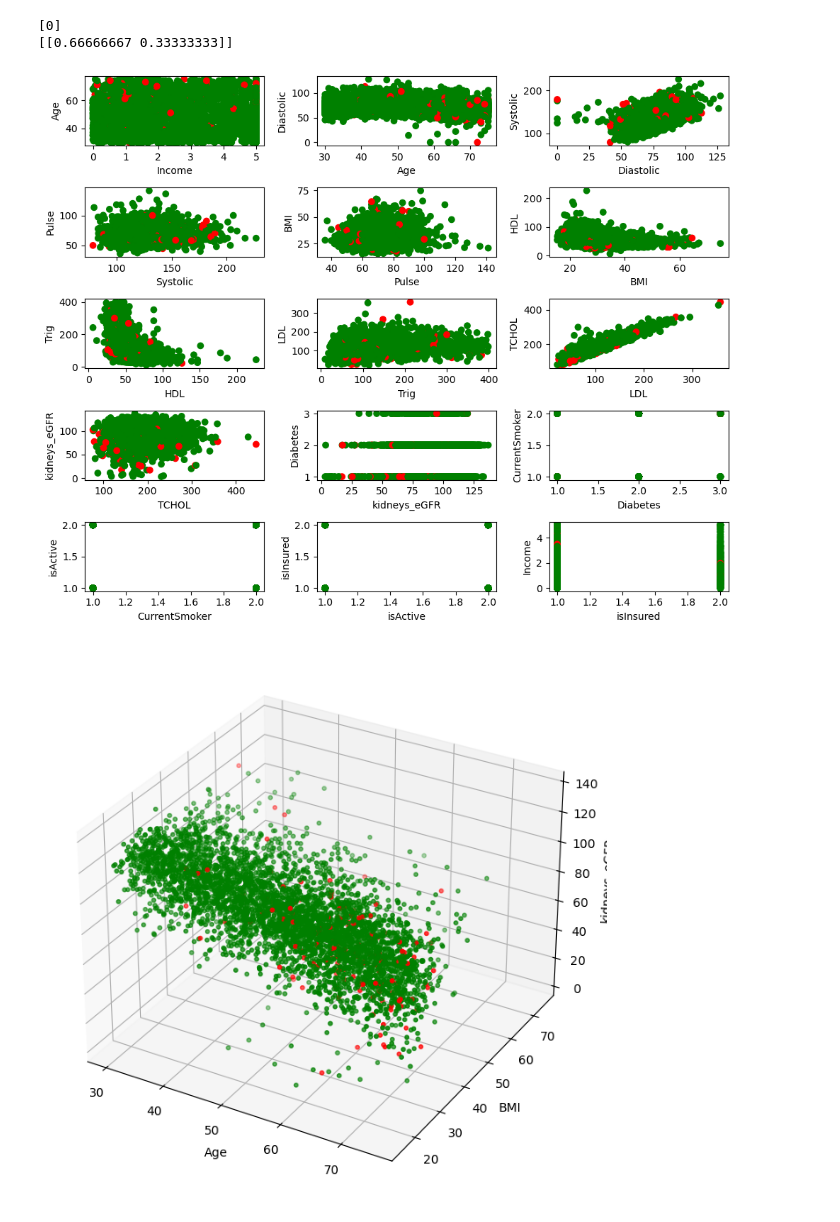
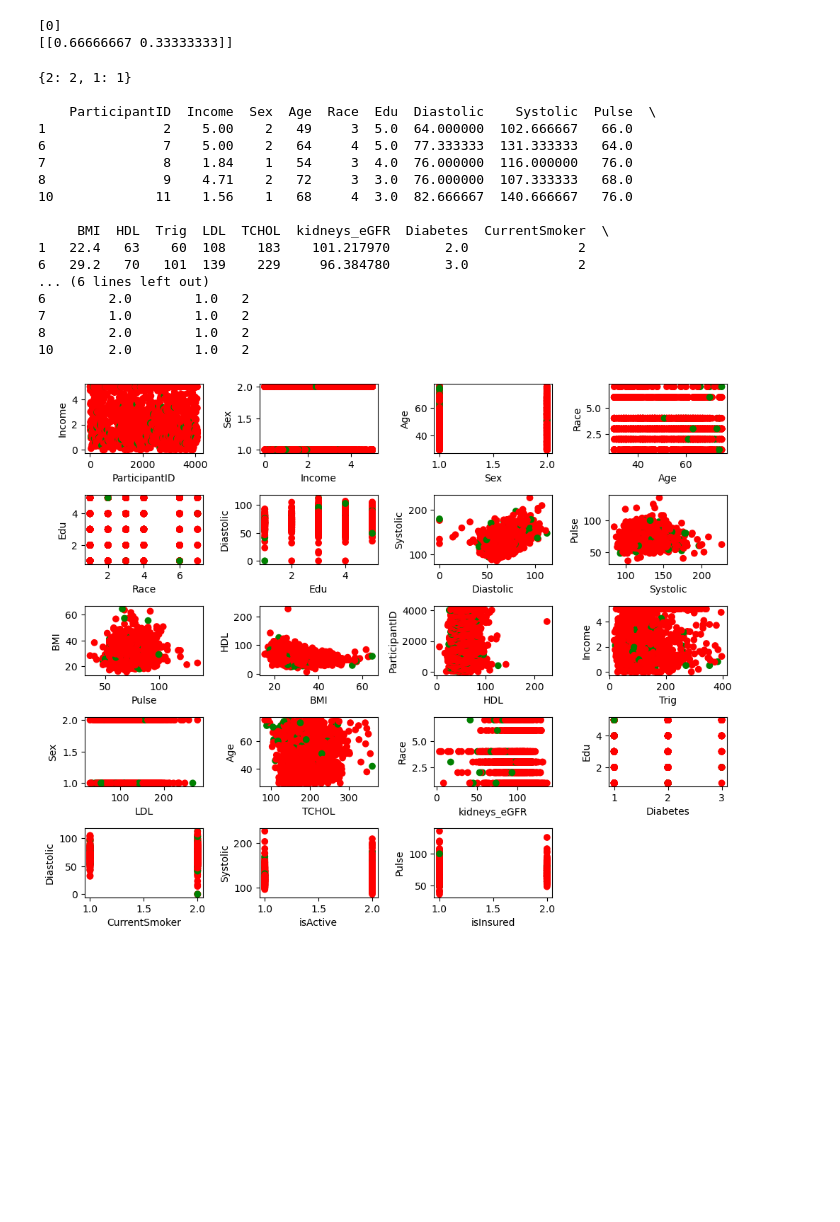
Before and after one commit to gmccannon/AML-MI-Data, a Jupyter notebook: Project1.ipynb, the cells around one changed output. Saved outputs shown, nothing was run; the diff lists cells and outputs as text; code cells hidden in the pictures; blank space fills up the shorter version.

```diff
--- a/Project1.ipynb
+++ b/Project1.ipynb
@@ -20,62 +23,54 @@ print(neigh.predict_proba([[1.1]]))
 # %%
 import pandas as pd
 import matplotlib.pyplot as plt
 plt.rc("figure", figsize=(10, 8))
 
-data = pd.read_csv("NHANES_data_train.csv")
+patients_df = pd.read_csv("NHANES_data_train.csv").dropna()
+#print(patients_df.columns)
 
-df = pd.DataFrame(data)
+# create a mapping of the label
+lookup_patient_name = dict(zip(patients_df.MI.unique(), patients_df.MI.unique()))
 
-# Print columns (optional)
-# print(df.columns)
+print(lookup_patient_name, "\n")
+print(patients_df.head(5))
 
-# Selecting relevant features
-X = df[['Income', 'Age', 'Diastolic', 'Systolic', 'Pulse', 'BMI', 'HDL', 'Trig', 'LDL', 'TCHOL', 'kidneys_eGFR', 'Diabetes', 'CurrentSmoker', 'isActive', 'isInsured']]
-y = df['MI']
+X = patients_df[['ParticipantID', 'Income', 'Sex', 'Age', 'Race', 'Edu', 'Diastolic', 'Systolic', 'Pulse', 'BMI', 'HDL', 'Trig', 'LDL', 'TCHOL', 'kidneys_eGFR', 'Diabetes', 'CurrentSmoker', 'isActive', 'isInsured']]
+y = patients_df['MI']
 
-# Plotting
 Labels = y
-colors = ['red', 'green']
+colors = ['green', 'red' ]
 clabels = [colors[i-1] for i in Labels]
 
+# plot
 fig = plt.figure()
+features = ['ParticipantID', 'Income', 'Sex', 'Age', 'Race', 'Edu', 'Diastolic', 'Systolic', 'Pulse', 'BMI', 'HDL', 'Trig', 'LDL', 'TCHOL', 'kidneys_eGFR', 'Diabetes', 'CurrentSmoker', 'isActive', 'isInsured']
 
-features = X.columns
-
-for fig in range(15):
-    plt.subplot(5, 3, fig+1)
+for fig in range(19):
+    plt.subplot(5, 4, fig+1)
     x = X[features[fig]]
-    y = X[features[(fig+1)%15]]
+    y = X[features[(fig+1)%11]]
     plt.scatter(x, y, color=clabels)
     plt.xlabel(features[fig])
-    plt.ylabel(features[(fig+1)%15])
+    plt.ylabel(features[(fig+1)%11])
 
 plt.tight_layout()
 plt.show()
 # %% [output]
+{2: 2, 1: 1}
+
+    ParticipantID  Income  Sex  Age  Race  Edu  Diastolic    Systolic  Pulse  \
+1               2    5.00    2   49     3  5.0  64.000000  102.666667   66.0
+6               7    5.00    2   64     4  5.0  77.333333  131.333333   64.0
+7               8    1.84    1   54     3  4.0  76.000000  116.000000   76.0
+8               9    4.71    2   72     3  3.0  76.000000  107.333333   68.0
+10             11    1.56    1   68     4  3.0  82.666667  140.666667   76.0
+
+     BMI  HDL  Trig  LDL  TCHOL  kidneys_eGFR  Diabetes  CurrentSmoker  \
+1   22.4   63    60  108    183    101.217970       2.0              2
+6   29.2   70   101  139    229     96.384780       3.0              2
+... (6 lines left out)
+6        2.0        1.0   2
+7        1.0        1.0   2
+8        2.0        1.0   2
+10       2.0        1.0   2
-[figure, old version]
+[figure, new version]
-# %%
-# Plotting a 3D scatter plot
-plt.rc("figure", figsize=(10, 8))
-
-data = pd.read_csv("NHANES_data_train.csv")
-df = pd.DataFrame(data)
-
-# Selecting relevant features
-X = df[['Income', 'Age', 'Diastolic', 'Systolic', 'Pulse', 'BMI', 'HDL', 'Trig', 'LDL', 'TCHOL', 'kidneys_eGFR', 'Diabetes', 'CurrentSmoker', 'isActive', 'isInsured']]
-y = df['MI']
-
-# Map labels to colors
-colors = {'MI': {1: 'red', 2: 'green'}}  # 1 represents MI and 2 represents non-MI
-clabels = y.map(colors['MI'])
-
-# Plotting a 3D scatter plot
-fig = plt.figure()
-ax = fig.add_subplot(111, projection='3d')
-ax.scatter(X['Age'], X['BMI'], X['kidneys_eGFR'], c=clabels, marker='o', s=10)
-ax.set_xlabel('Age')
-ax.set_ylabel('BMI')
-ax.set_zlabel('kidneys_eGFR')
-plt.show()
-# %% [output]
-[figure, removed]
```
Also changed, not shown: parts of 10 cells of this notebook.
